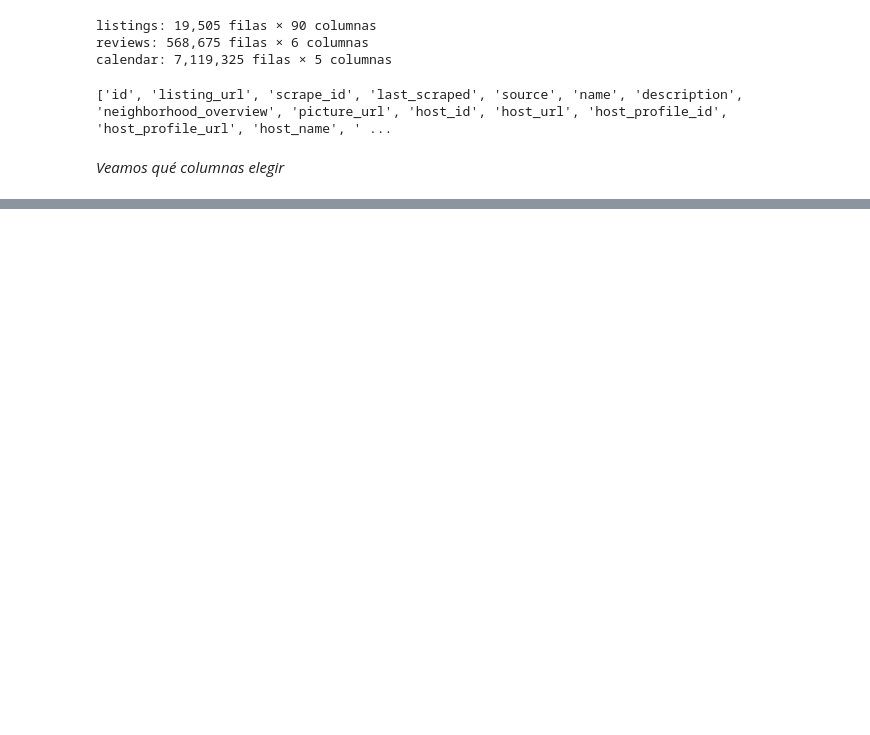
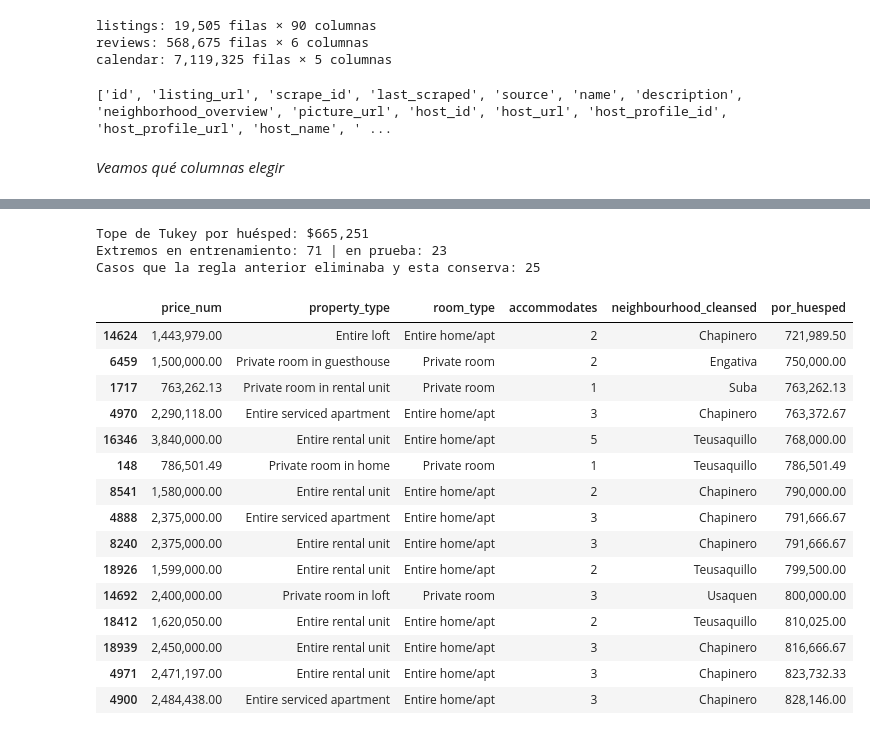
Before and after one commit to AndresMoreiraF/proyecto-airbnb, a Jupyter notebook: notebooks/exploracion.ipynb, the cells around one changed output, grey strips where cells are left out. Cells and saved outputs as stored; diff of their text form; code cells hidden in the pictures; blank space fills up the shorter version.

```diff
--- a/notebooks/exploracion.ipynb
+++ b/notebooks/exploracion.ipynb
@@ -87,0 +398,12 @@ print(listings.columns.tolist())
+# %%
+log_precio = np.log1p(train["price_num"])                    # logaritmo del precio de entrenamiento, para medir los extremos en escala equilibrada
+q1, q3 = log_precio.quantile([0.25, 0.75])                   # primer y tercer cuartil (el 25% y el 75% de los alojamientos quedan debajo)
+iqr = q3 - q1                                                # rango intercuartílico: qué tan ancho es el 50% central
+tope_log = q3 + 3 * iqr                                      # valla externa de Tukey: tercer cuartil más 3 veces el rango
+tope_pesos = np.expm1(tope_log)                              # devuelve ese tope de logaritmo a pesos (expm1 deshace el log1p)
+print(f"Tope de Tukey: ${tope_pesos:,.0f} por noche")        # imprime el tope en pesos
+
+for t in sorted([2_000_000, 5_000_000, 10_000_000, tope_pesos]):   # prueba varios topes posibles, de menor a mayor
+    n_train = (train["price_num"] > t).sum()                 # cuántos alojamientos de entrenamiento superan ese tope
+    n_test = (test["price_num"] > t).sum()                   # cuántos de prueba lo superan (solo para saber el efecto, no para decidir)
+    print(f"Más de ${t:>12,.0f}: entrenamiento {n_train:>4} | prueba {n_test:>4}")   # imprime el conteo alineado
@@ -87,0 +416,5 @@ print(listings.columns.tolist())
+# %%
+columnas_ver = ["price_num", "property_type", "room_type", "accommodates", "neighbourhood_cleansed"]   # columnas que quiero mirar de cada alojamiento
+arriba_del_tope = train[train["price_num"] > tope_pesos]     # alojamientos de entrenamiento que superan el tope de Tukey
+print("Alojamientos sobre el tope:", len(arriba_del_tope))   # cuántos son
+display(arriba_del_tope.sort_values("price_num")[columnas_ver].head(15))   # los 15 más baratos de esa zona: son los casos dudosos, justo arriba del corte
@@ -87,0 +442,38 @@ print(listings.columns.tolist())
+# %%
+def por_huesped(df):                                                       # función que calcula el precio por huésped de una tabla
+    return df["price_num"] / df["accommodates"].clip(lower=1)              # precio dividido entre huéspedes (mínimo 1 para no dividir por cero)
+
+log_pp = np.log1p(por_huesped(train))                                      # logaritmo del precio por huésped en entrenamiento
+q1, q3 = log_pp.quantile([0.25, 0.75])                                     # primer y tercer cuartil
+iqr = q3 - q1                                                              # rango intercuartílico
+tope_pp = np.expm1(q3 + 3 * iqr)                                           # tope de Tukey (Q3 + 3 × IQR) devuelto a pesos
+print(f"Tope de Tukey por huésped: ${tope_pp:,.0f}")                       # imprime el tope
+
+extremo_train = por_huesped(train) > tope_pp                               # marca los alojamientos de entrenamiento que superan el tope
+extremo_test = por_huesped(test) > tope_pp                                 # marca los de prueba que lo superan
+print("Extremos en entrenamiento:", extremo_train.sum(), "| en prueba:", extremo_test.sum())   # cuántos son en cada parte
+
+salvados = arriba_del_tope[por_huesped(arriba_del_tope) <= tope_pp]        # los que Tukey sobre el total marcaba, pero esta regla deja
+print("Casos que la regla anterior eliminaba y esta conserva:", len(salvados))   # cuántos son
+display(train[extremo_train].assign(por_huesped=por_huesped(train[extremo_train]))   # tabla de los extremos, con el precio por huésped agregado
+        .sort_values("por_huesped")[columnas_ver + ["por_huesped"]].head(15))        # ordenada de menor a mayor, solo los 15 primeros: los casos dudosos
+# %% [output]
+Tope de Tukey por huésped: $665,251
+Extremos en entrenamiento: 71 | en prueba: 23
+Casos que la regla anterior eliminaba y esta conserva: 25
+|  | price_num | property_type | room_type | accommodates | neighbourhood_cleansed | por_huesped |
+| 14624 | 1,443,979.00 | Entire loft | Entire home/apt | 2 | Chapinero | 721,989.50 |
+| 6459 | 1,500,000.00 | Private room in guesthouse | Private room | 2 | Engativa | 750,000.00 |
+| 1717 | 763,262.13 | Private room in rental unit | Private room | 1 | Suba | 763,262.13 |
+| 4970 | 2,290,118.00 | Entire serviced apartment | Entire home/apt | 3 | Chapinero | 763,372.67 |
+| 16346 | 3,840,000.00 | Entire rental unit | Entire home/apt | 5 | Teusaquillo | 768,000.00 |
+| 148 | 786,501.49 | Private room in home | Private room | 1 | Teusaquillo | 786,501.49 |
+| 8541 | 1,580,000.00 | Entire rental unit | Entire home/apt | 2 | Chapinero | 790,000.00 |
+| 4888 | 2,375,000.00 | Entire serviced apartment | Entire home/apt | 3 | Chapinero | 791,666.67 |
+| 8240 | 2,375,000.00 | Entire rental unit | Entire home/apt | 3 | Chapinero | 791,666.67 |
+| 18926 | 1,599,000.00 | Entire rental unit | Entire home/apt | 2 | Teusaquillo | 799,500.00 |
+| 14692 | 2,400,000.00 | Private room in loft | Private room | 3 | Usaquen | 800,000.00 |
+| 18412 | 1,620,050.00 | Entire rental unit | Entire home/apt | 2 | Teusaquillo | 810,025.00 |
+| 18939 | 2,450,000.00 | Entire rental unit | Entire home/apt | 3 | Chapinero | 816,666.67 |
+| 4971 | 2,471,197.00 | Entire rental unit | Entire home/apt | 3 | Chapinero | 823,732.33 |
+| 4900 | 2,484,438.00 | Entire serviced apartment | Entire home/apt | 3 | Chapinero | 828,146.00 |
```
Also changed, not shown: parts of 56 cells of this notebook, 1 other file.
